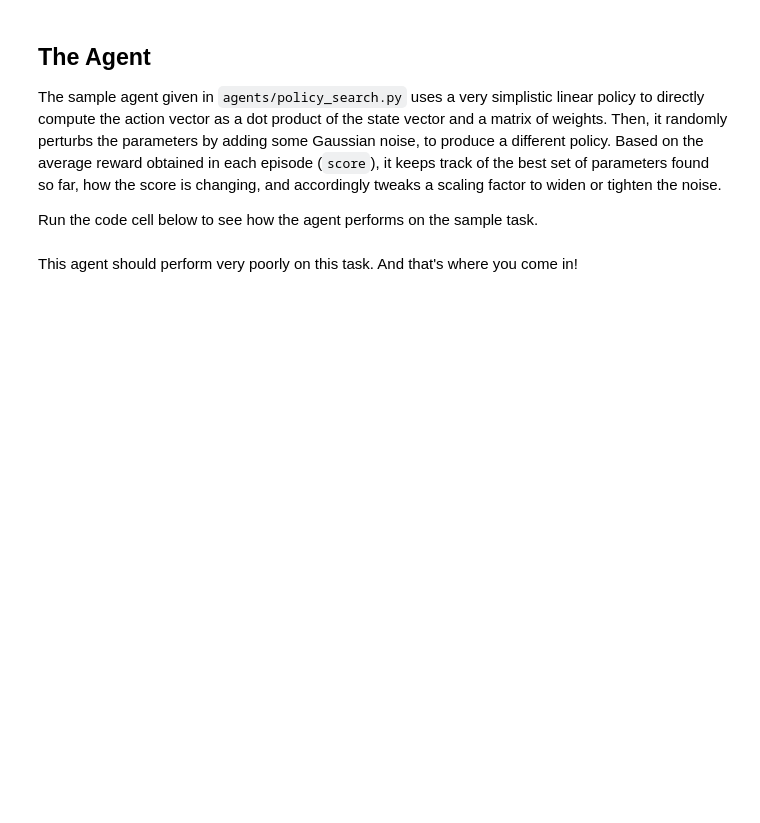
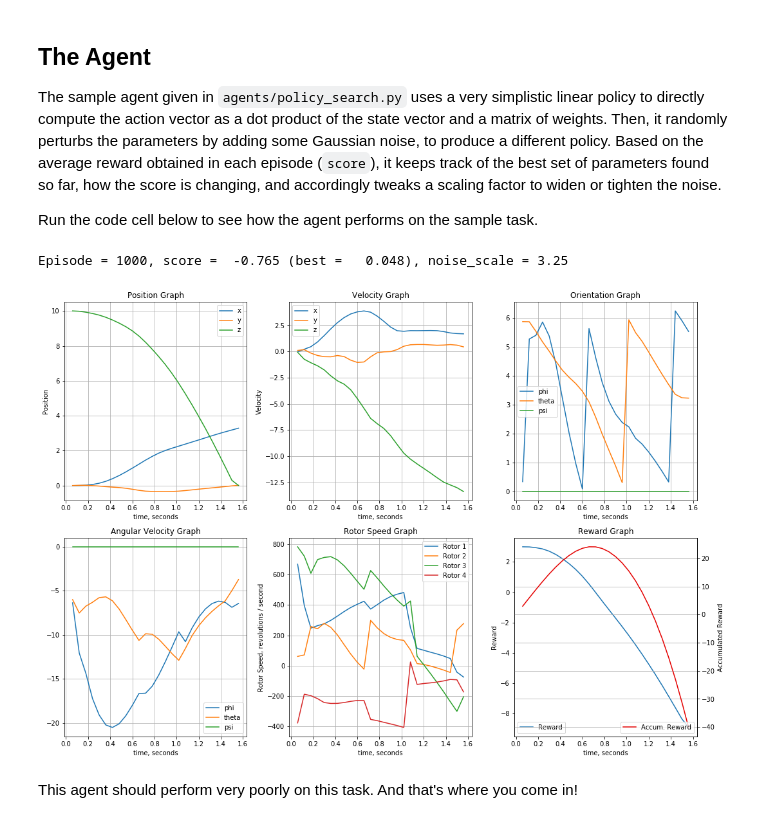
Before and after one commit to CheloGE/MachineLearningProjects, a Jupyter notebook: RL-Quadcopter-2/Quadcopter_Project.ipynb, the cells around one changed output. Cells and saved outputs as stored; diff of their text form; code cells hidden in the pictures; blank space fills up the shorter version.

```diff
--- a/RL-Quadcopter-2/Quadcopter_Project.ipynb
+++ b/RL-Quadcopter-2/Quadcopter_Project.ipynb
@@ -174,17 +149,21 @@ import sys
 import pandas as pd
 from agents.policy_search import PolicySearch_Agent
 from task import Task
-
+from utils import SetupPlot
 num_episodes = 1000
+init_pose = np.array([0.0, 0.0, 10.0,
+                      0.0, 0.0, 0.0])
 target_pos = np.array([0., 0., 10.])
-task = Task(target_pos=target_pos)
+task = Task(init_pose=init_pose,target_pos=target_pos)
 agent = PolicySearch_Agent(task)
 
 for i_episode in range(1, num_episodes+1):
+    setPlot=SetupPlot("data1.txt",task)
     state = agent.reset_episode() # start a new episode
     while True:
         action = agent.act(state)
         next_state, reward, done = task.step(action)
+        results=setPlot.writeResults(reward,action)
         agent.step(reward, done)
         state = next_state
         if done:
@@ -192,6 +171,12 @@ for i_episode in range(1, num_episodes+1):
                 i_episode, agent.score, agent.best_score, agent.noise_scale), end="")  # [debug]
             break
     sys.stdout.flush()
+# %% [output]
+Episode = 1000, score =  -0.765 (best =   0.048), noise_scale = 3.25
+# %%
+utils.plot_run(results)
+# %% [output]
+[figure, added]
 # %% [markdown]
 This agent should perform very poorly on this task.  And that's where you come in!
 # %% [markdown]
```
Also changed, not shown: parts of 20 cells of this notebook, 6 other files.
